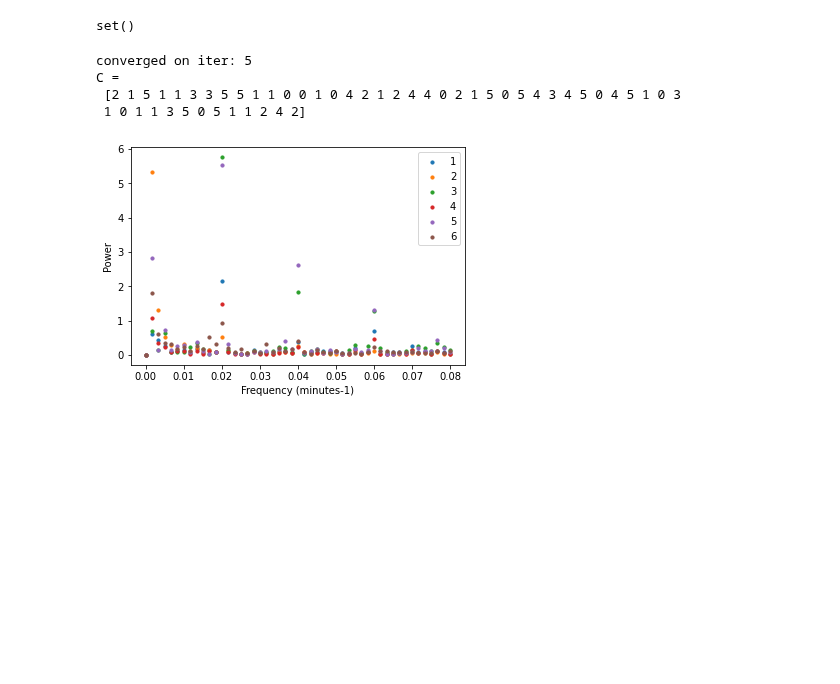
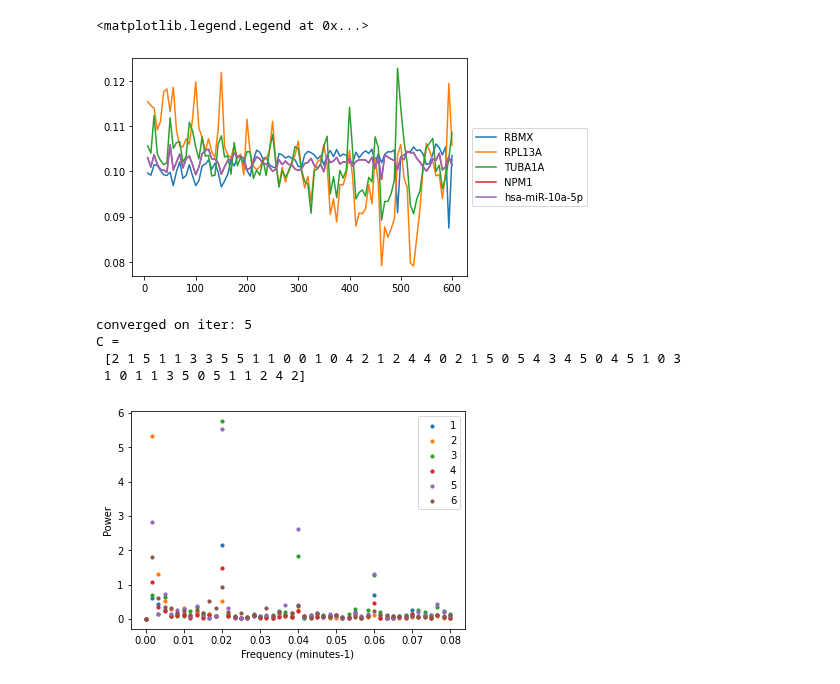
Before and after one commit to JohnWSteill/jlab_proj, a Jupyter notebook: Somite_Cycle_Study.ipynb, the cells around one changed output. Cells and saved outputs as stored; diff of their text form; code cells hidden in the pictures; blank space fills up the shorter version.

```diff
--- a/Somite_Cycle_Study.ipynb
+++ b/Somite_Cycle_Study.ipynb
@@ -29,7 +29,8 @@ def get_s800_time(names):
     return [ 6.25 * float(el.split('_')[1][-2:]) for el in names]
 
 def get_periodgram(sc_data):
-    return [signal.periodogram(sc_data.X[:,i]) for i in range(sc_data.shape[1])]
+    sc_data_z = sc.pp.scale(sc_data, max_value=3,copy =True)
+    return [signal.periodogram(sc_data_z.X[:,i]) for i in range(sc_data_z.shape[1])]
 
 def plot_one_row_line(df, row_num):
     df.iloc[row_num,:].plot.line()
@@ -107,8 +108,10 @@ def get_mutual_periodgram_genes(adata_miRNA, target_miRNA, adata_mRNA, n_closest
     position = list(adata_miRNA.var.index).index(target_miRNA)
 
     adata_mRNA.var['dist'] = np.nan
+    x = pd_array_mi[position]
     for i in range(len(pd_array_m)):
-        adata_mRNA.var.loc[adata_mRNA.var.index[i], 'dist'] = dist(pd_array_mi[position],pd_array_m[i])
+        y = pd_array_m[i]
+        adata_mRNA.var.loc[adata_mRNA.var.index[i], 'dist'] = dist(x[3:33],y[3:33])
 
     cutoff = sorted(adata_mRNA.var.dist, reverse=False)[n_closest]
     clost_dist = adata_mRNA[:, adata_mRNA.var.dist < cutoff]
@@ -189,9 +195,24 @@ s743_2_closest_genes= get_mutual_periodgram_genes(
 
 #none of them are defined target for hsa-miR-10a-5p based on miRDA database
 
-set(s800_closest_genes.index)&set(s743_1_closest_genes.index)&set(s743_2_closest_genes.index)
+gene_I_set = set(s800_closest_genes.index)&set(s743_1_closest_genes.index)&set(s743_2_closest_genes.index)
-# %% [output]
-set()
+# %%
+fig = plt.figure()
+ax = fig.add_subplot(111)
+time = s800_top.obs.time
+
+for g in gene_I_set:
+    position = list(s800_top.var.index).index(g)
+    y = s800_top.X[:,position]
+    ax.plot(time,y/np.linalg.norm(y), label=s800_top.var.index[position].split(',')[0])
+    ax.legend(loc='center left', bbox_to_anchor=(1, 0.5))
+
+position1 = list(s814_top.var.index).index('hsa-miR-10a-5p')
+ax.plot(time,y/np.linalg.norm(y), label=s814_top.var.index[position1].split(',')[0])
+ax.legend(loc='center left', bbox_to_anchor=(1, 0.5))
+# %% [output]
+<matplotlib.legend.Legend at 0x...>
+[figure, added]
 # %%
 K = 6
 C, centroids = k_means_from_pd_data(s814_pd_array,K)
```
Also changed, not shown: parts of 2 cells of this notebook.
